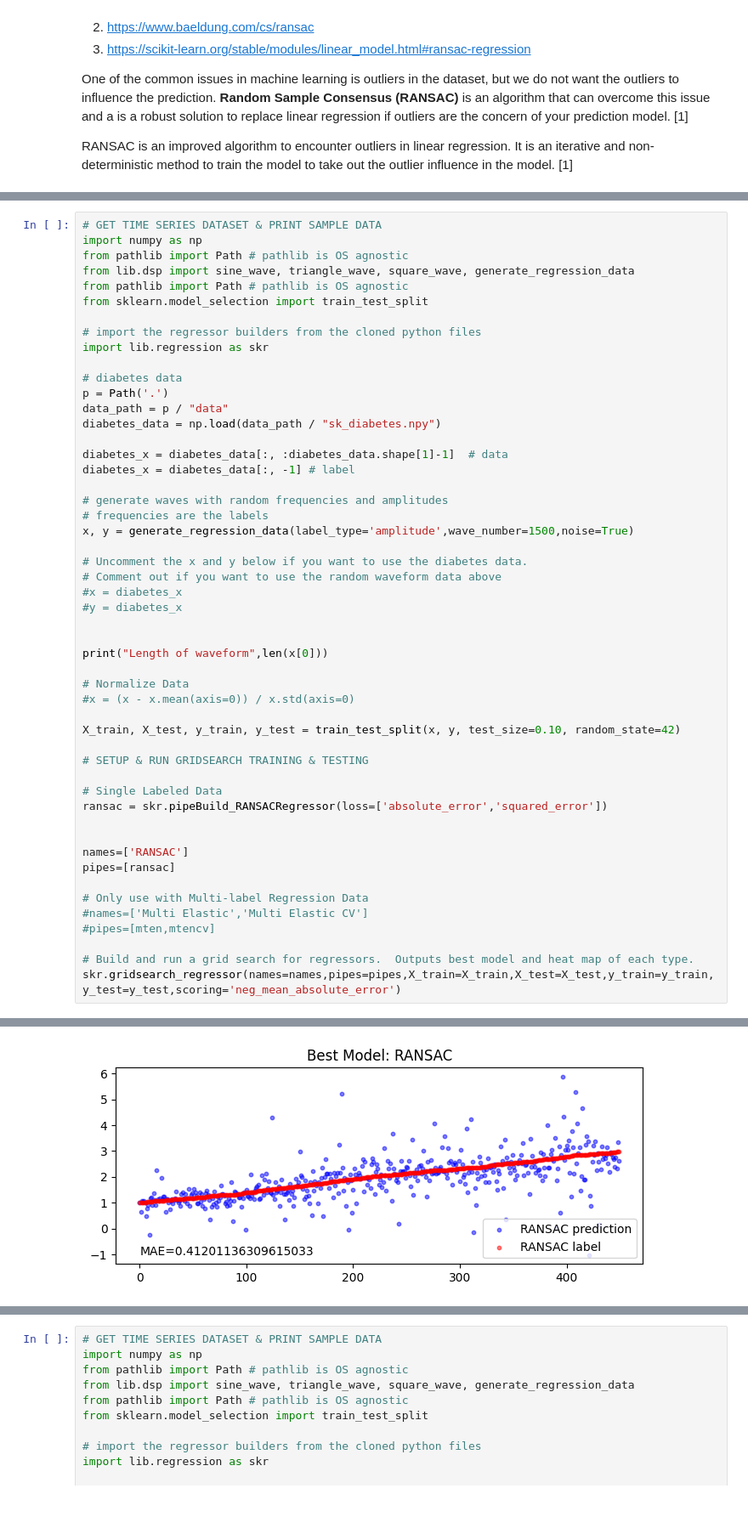
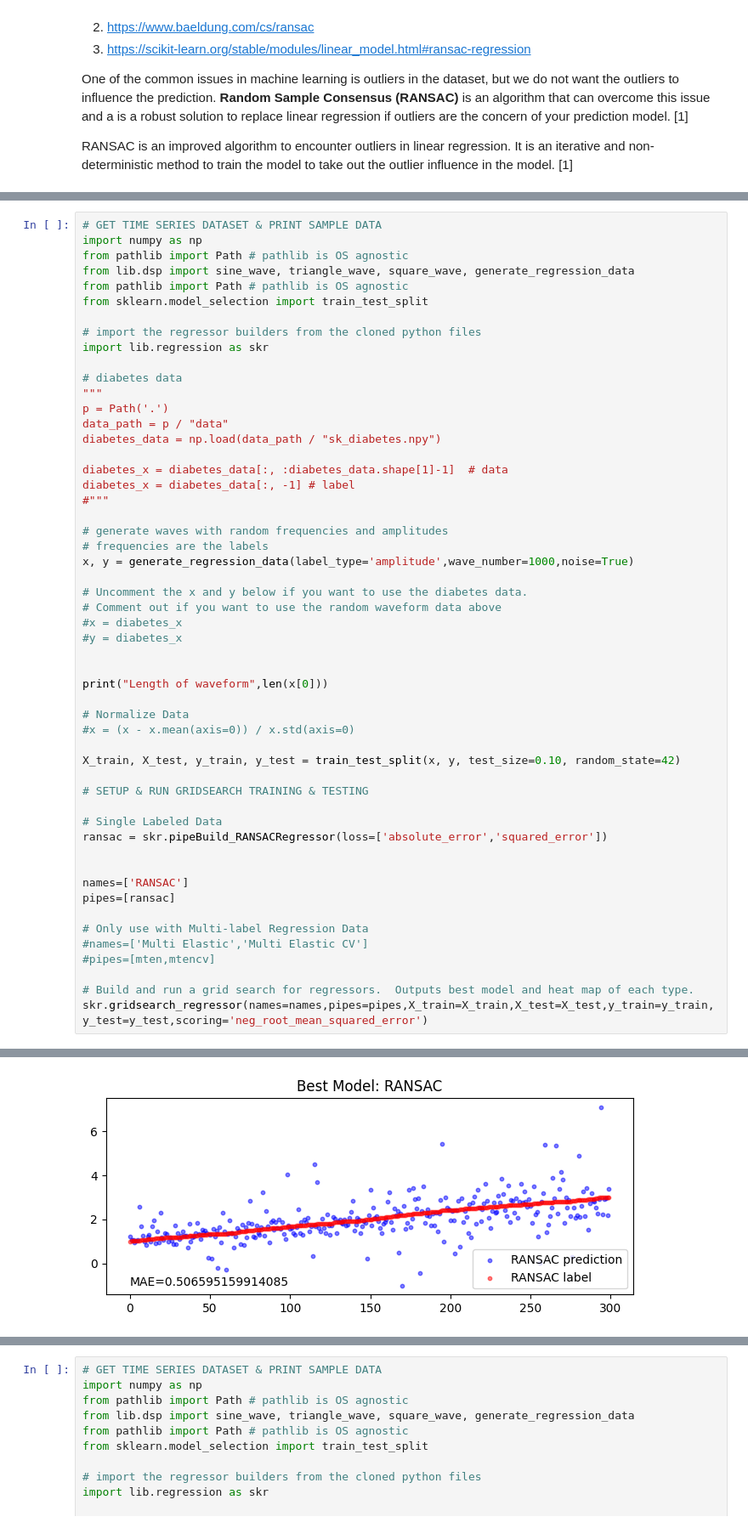
Before and after one commit to wsonguga/SensorAI, a Jupyter notebook: tutorials/tutorial_regression.ipynb, the cells around one changed output, grey strips where cells are left out. Shown at 85% size. Drawn from its saved outputs; the diff is of its cells as text.

```diff
--- a/tutorials/tutorial_regression.ipynb
+++ b/tutorials/tutorial_regression.ipynb
@@ -1425,16 +1547,18 @@ from sklearn.model_selection import train_test_split
 import lib.regression as skr
 
 # diabetes data
+"""
 p = Path('.')
 data_path = p / "data"
 diabetes_data = np.load(data_path / "sk_diabetes.npy")
 
 diabetes_x = diabetes_data[:, :diabetes_data.shape[1]-1]  # data
 diabetes_x = diabetes_data[:, -1] # label
+#"""
 
 # generate waves with random frequencies and amplitudes
 # frequencies are the labels
-x, y = generate_regression_data(label_type='amplitude',wave_number=1500,noise=True)
+x, y = generate_regression_data(label_type='amplitude',wave_number=1000,noise=True)
 
 # Uncomment the x and y below if you want to use the diabetes data.
 # Comment out if you want to use the random waveform data above
@@ -1463,7 +1587,7 @@ pipes=[ransac]
 #pipes=[mten,mtencv]
 
 # Build and run a grid search for regressors.  Outputs best model and heat map of each type.
-skr.gridsearch_regressor(names=names,pipes=pipes,X_train=X_train,X_test=X_test,y_train=y_train,y_test=y_test,scoring='neg_mean_absolute_error')
+skr.gridsearch_regressor(names=names,pipes=pipes,X_train=X_train,X_test=X_test,y_train=y_train,y_test=y_test,scoring='neg_root_mean_squared_error')
 # %% [output]
 [interactive output not drawn]
 Length of waveform 1000
@@ -1472,2 +1596,2 @@ Best parameter (CV score=-0.544):
 {'ranscar__estimator': None, 'ranscar__is_data_valid': None, 'ranscar__is_model_valid': None, 'ranscar__loss': 'squared_error', 'ranscar__max_skips': inf, 'ranscar__max_trials': 100, 'ranscar__min_sam ...
-[figure, old version]
+[figure, new version]
```
Also changed, not shown: parts of 34 cells of this notebook.
